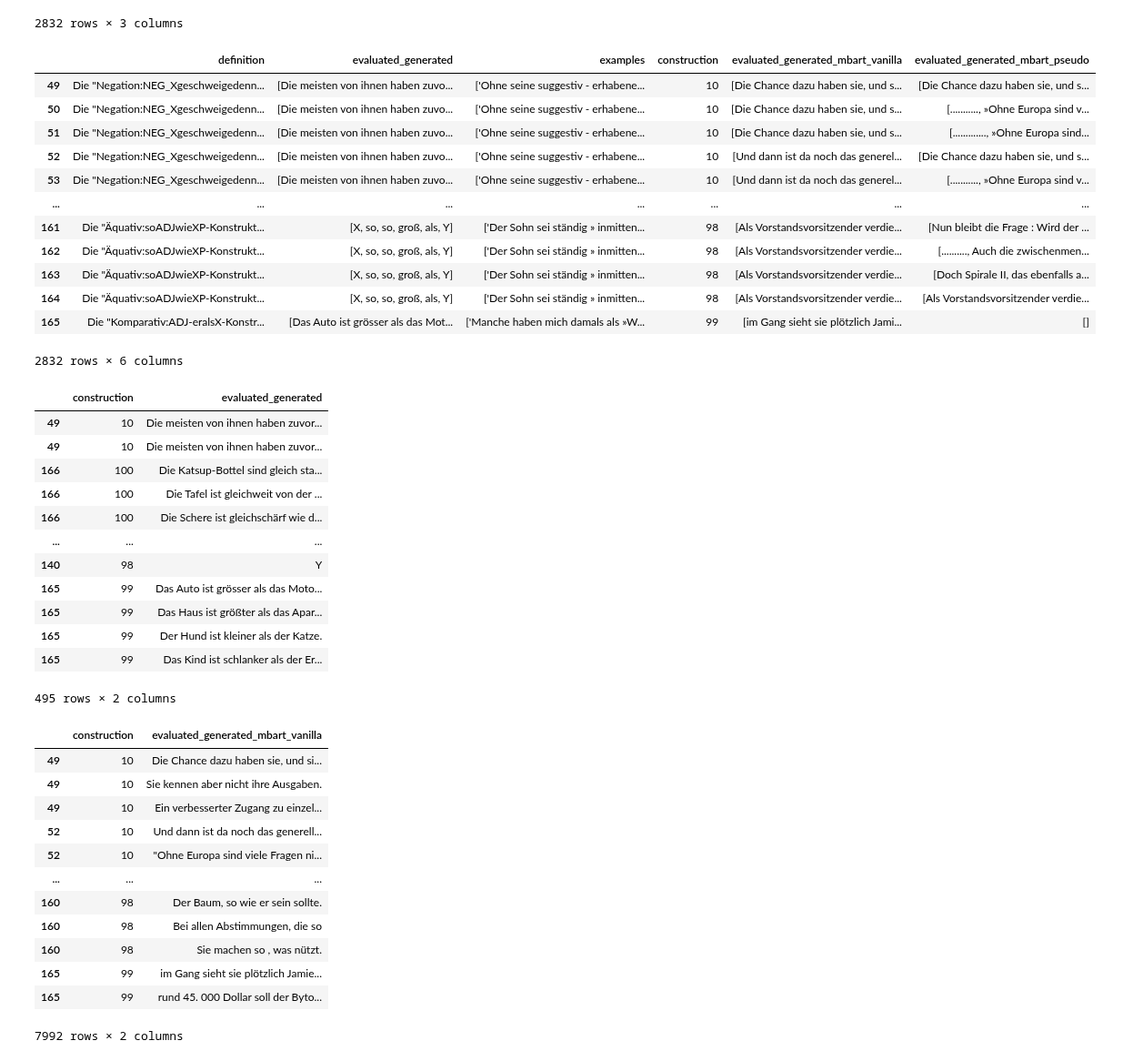
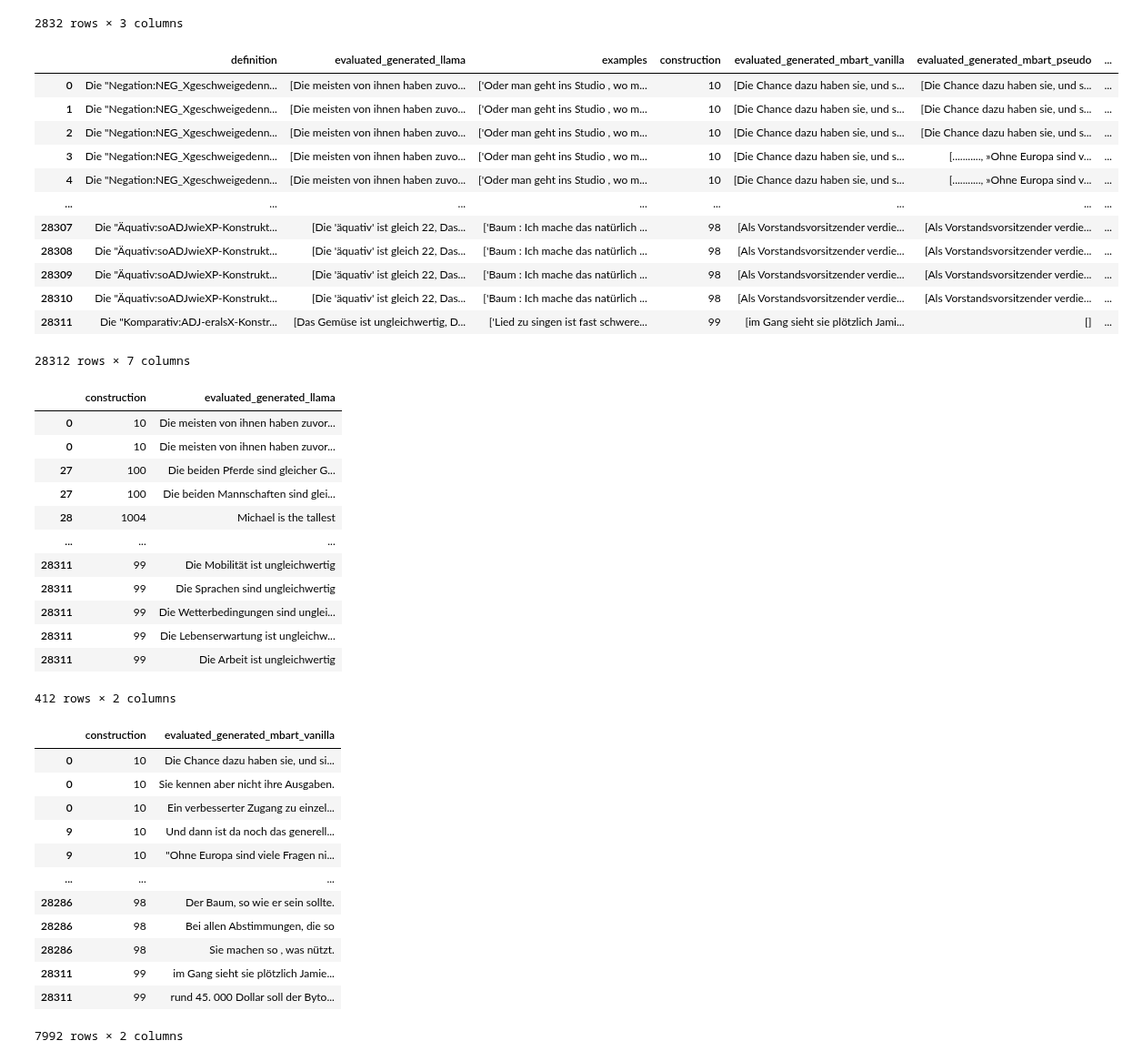
Before and after one commit to TiMauzi/llm-x-cxg, a Jupyter notebook: src/eval/eval_generate_human.ipynb, the cells around one changed output. Shown at 91% size. Cells and saved outputs as stored; diff of their text form; code cells hidden in the pictures.

```diff
--- a/src/eval/eval_generate_human.ipynb
+++ b/src/eval/eval_generate_human.ipynb
@@ -9,4 +10,6 @@ for i in range(5):
 # %%
 mbart_data = pd.read_csv("data/data_mbart_complete2.tsv", sep="\t", index_col=0)
 mbart_vanilla_data = pd.read_csv("data/data_mbart_vanilla_complete2.tsv", sep="\t", index_col=0)
+# %%
+bsbbert_data = pd.read_csv("data/data_bsbbert_complete.tsv", sep="\t", index_col=0)
 # %%
@@ -86 +89,4 @@ llama_data[0]
 211 rows × 10 columns
+# %%
+bsbbert_data["evaluated_generated"] = bsbbert_data.apply(evaluate_generated, axis=1)
+bsbbert_data
@@ -120,57 +140,60 @@ mbart_merged
 2832 rows × 3 columns
 # %%
 final_merged = pd.merge(llama_subset, mbart_merged, left_index=True, right_on="construction")
+final_merged = pd.merge(final_merged, bsbbert_data[["construction", "evaluated_generated"]], on="construction", suffixes=["_llama", "_bert"])
+tokenizer = BertTokenizer.from_pretrained("dbmdz/bert-base-german-cased")
+final_merged["evaluated_generated_bert"] = final_merged.apply(lambda row: [tokenizer.convert_tokens_to_string([" ".join([str(s) for s in n])]) for n in row["evaluated_generated_bert"]], axis=1)
 
 final_merged
 # %% [output]
-|  | definition | evaluated_generated | examples | construction | evaluated_generated_mbart_vanilla | evaluated_generated_mbart_pseudo |
-| 49 | Die "Negation:NEG_Xgeschweigedenn... | [Die meisten von ihnen haben zuvo... | ['Ohne seine suggestiv - erhabene... | 10 | [Die Chance dazu haben sie, und s... | [Die Chance dazu haben sie, und s... |
-| 50 | Die "Negation:NEG_Xgeschweigedenn... | [Die meisten von ihnen haben zuvo... | ['Ohne seine suggestiv - erhabene... | 10 | [Die Chance dazu haben sie, und s... | [..........., »Ohne Europa sind v... |
-| 51 | Die "Negation:NEG_Xgeschweigedenn... | [Die meisten von ihnen haben zuvo... | ['Ohne seine suggestiv - erhabene... | 10 | [Die Chance dazu haben sie, und s... | [............., »Ohne Europa sind... |
-| 52 | Die "Negation:NEG_Xgeschweigedenn... | [Die meisten von ihnen haben zuvo... | ['Ohne seine suggestiv - erhabene... | 10 | [Und dann ist da noch das generel... | [Die Chance dazu haben sie, und s... |
-| 53 | Die "Negation:NEG_Xgeschweigedenn... | [Die meisten von ihnen haben zuvo... | ['Ohne seine suggestiv - erhabene... | 10 | [Und dann ist da noch das generel... | [..........., »Ohne Europa sind v... |
-| ... | ... | ... | ... | ... | ... | ... |
-| 161 | Die "Äquativ:soADJwieXP-Konstrukt... | [X, so, so, groß, als, Y] | ['Der Sohn sei ständig » inmitten... | 98 | [Als Vorstandsvorsitzender verdie... | [Nun bleibt die Frage : Wird der ... |
-| 162 | Die "Äquativ:soADJwieXP-Konstrukt... | [X, so, so, groß, als, Y] | ['Der Sohn sei ständig » inmitten... | 98 | [Als Vorstandsvorsitzender verdie... | [.........., Auch die zwischenmen... |
-| 163 | Die "Äquativ:soADJwieXP-Konstrukt... | [X, so, so, groß, als, Y] | ['Der Sohn sei ständig » inmitten... | 98 | [Als Vorstandsvorsitzender verdie... | [Doch Spirale II, das ebenfalls a... |
-| 164 | Die "Äquativ:soADJwieXP-Konstrukt... | [X, so, so, groß, als, Y] | ['Der Sohn sei ständig » inmitten... | 98 | [Als Vorstandsvorsitzender verdie... | [Als Vorstandsvorsitzender verdie... |
-| 165 | Die "Komparativ:ADJ-eralsX-Konstr... | [Das Auto ist grösser als das Mot... | ['Manche haben mich damals als »W... | 99 | [im Gang sieht sie plötzlich Jami... | [] |
+|  | definition | evaluated_generated_llama | examples | construction | evaluated_generated_mbart_vanilla | evaluated_generated_mbart_pseudo | ... |
+| 0 | Die "Negation:NEG_Xgeschweigedenn... | [Die meisten von ihnen haben zuvo... | ['Oder man geht ins Studio , wo m... | 10 | [Die Chance dazu haben sie, und s... | [Die Chance dazu haben sie, und s... | ... |
+| 1 | Die "Negation:NEG_Xgeschweigedenn... | [Die meisten von ihnen haben zuvo... | ['Oder man geht ins Studio , wo m... | 10 | [Die Chance dazu haben sie, und s... | [Die Chance dazu haben sie, und s... | ... |
+| 2 | Die "Negation:NEG_Xgeschweigedenn... | [Die meisten von ihnen haben zuvo... | ['Oder man geht ins Studio , wo m... | 10 | [Die Chance dazu haben sie, und s... | [Die Chance dazu haben sie, und s... | ... |
+| 3 | Die "Negation:NEG_Xgeschweigedenn... | [Die meisten von ihnen haben zuvo... | ['Oder man geht ins Studio , wo m... | 10 | [Die Chance dazu haben sie, und s... | [..........., »Ohne Europa sind v... | ... |
+| 4 | Die "Negation:NEG_Xgeschweigedenn... | [Die meisten von ihnen haben zuvo... | ['Oder man geht ins Studio , wo m... | 10 | [Die Chance dazu haben sie, und s... | [..........., »Ohne Europa sind v... | ... |
+| ... | ... | ... | ... | ... | ... | ... | ... |
+| 28307 | Die "Äquativ:soADJwieXP-Konstrukt... | [Die 'äquativ' ist gleich 22, Das... | ['Baum : Ich mache das natürlich ... | 98 | [Als Vorstandsvorsitzender verdie... | [Als Vorstandsvorsitzender verdie... | ... |
+| 28308 | Die "Äquativ:soADJwieXP-Konstrukt... | [Die 'äquativ' ist gleich 22, Das... | ['Baum : Ich mache das natürlich ... | 98 | [Als Vorstandsvorsitzender verdie... | [Als Vorstandsvorsitzender verdie... | ... |
+| 28309 | Die "Äquativ:soADJwieXP-Konstrukt... | [Die 'äquativ' ist gleich 22, Das... | ['Baum : Ich mache das natürlich ... | 98 | [Als Vorstandsvorsitzender verdie... | [Als Vorstandsvorsitzender verdie... | ... |
+| 28310 | Die "Äquativ:soADJwieXP-Konstrukt... | [Die 'äquativ' ist gleich 22, Das... | ['Baum : Ich mache das natürlich ... | 98 | [Als Vorstandsvorsitzender verdie... | [Als Vorstandsvorsitzender verdie... | ... |
+| 28311 | Die "Komparativ:ADJ-eralsX-Konstr... | [Das Gemüse ist ungleichwertig, D... | ['Lied zu singen ist fast schwere... | 99 | [im Gang sieht sie plötzlich Jami... | [] | ... |
-2832 rows × 6 columns
+28312 rows × 7 columns
 # %%
-llama_generated = final_merged[["construction", "evaluated_generated"]].explode("evaluated_generated").drop_duplicates()
+llama_generated = final_merged[["construction", "evaluated_generated_llama"]].explode("evaluated_generated_llama").drop_duplicates()
 llama_generated.to_csv(f"../../out/generated/llama_0_shot.tsv", sep="\t", decimal=",", index=False)
 llama_generated
 # %% [output]
-|  | construction | evaluated_generated |
-| 49 | 10 | Die meisten von ihnen haben zuvor... |
-| 49 | 10 | Die meisten von ihnen haben zuvor... |
-| 166 | 100 | Die Katsup-Bottel sind gleich sta... |
-| 166 | 100 | Die Tafel ist gleichweit von der ... |
-| 166 | 100 | Die Schere ist gleichschärf wie d... |
+|  | construction | evaluated_generated_llama |
+| 0 | 10 | Die meisten von ihnen haben zuvor... |
+| 0 | 10 | Die meisten von ihnen haben zuvor... |
+| 27 | 100 | Die beiden Pferde sind gleicher G... |
+| 27 | 100 | Die beiden Mannschaften sind glei... |
+| 28 | 1004 | Michael is the tallest |
 | ... | ... | ... |
-| 140 | 98 | Y |
-| 165 | 99 | Das Auto ist grösser als das Moto... |
-| 165 | 99 | Das Haus ist größter als das Apar... |
-| 165 | 99 | Der Hund ist kleiner als der Katze. |
-| 165 | 99 | Das Kind ist schlanker als der Er... |
+| 28311 | 99 | Die Mobilität ist ungleichwertig |
+| 28311 | 99 | Die Sprachen sind ungleichwertig |
+| 28311 | 99 | Die Wetterbedingungen sind unglei... |
+| 28311 | 99 | Die Lebenserwartung ist ungleichw... |
+| 28311 | 99 | Die Arbeit ist ungleichwertig |
-495 rows × 2 columns
+412 rows × 2 columns
 # %%
 mbart_vanilla_generated = final_merged[["construction", "evaluated_generated_mbart_vanilla"]].explode("evaluated_generated_mbart_vanilla").drop_duplicates()
 mbart_vanilla_generated.to_csv(f"../../out/generated/mbart_vanilla.tsv", sep="\t", decimal=",", index=False)
 mbart_vanilla_generated
 # %% [output]
 |  | construction | evaluated_generated_mbart_vanilla |
-| 49 | 10 | Die Chance dazu haben sie, und si... |
-| 49 | 10 | Sie kennen aber nicht ihre Ausgaben. |
-| 49 | 10 | Ein verbesserter Zugang zu einzel... |
-| 52 | 10 | Und dann ist da noch das generell... |
-| 52 | 10 | "Ohne Europa sind viele Fragen ni... |
+| 0 | 10 | Die Chance dazu haben sie, und si... |
+| 0 | 10 | Sie kennen aber nicht ihre Ausgaben. |
+| 0 | 10 | Ein verbesserter Zugang zu einzel... |
+| 9 | 10 | Und dann ist da noch das generell... |
+| 9 | 10 | "Ohne Europa sind viele Fragen ni... |
 | ... | ... | ... |
-| 160 | 98 | Der Baum, so wie er sein sollte. |
-| 160 | 98 | Bei allen Abstimmungen, die so |
-| 160 | 98 | Sie machen so , was nützt. |
-| 165 | 99 | im Gang sieht sie plötzlich Jamie... |
-| 165 | 99 | rund 45. 000 Dollar soll der Byto... |
+| 28286 | 98 | Der Baum, so wie er sein sollte. |
+| 28286 | 98 | Bei allen Abstimmungen, die so |
+| 28286 | 98 | Sie machen so , was nützt. |
+| 28311 | 99 | im Gang sieht sie plötzlich Jamie... |
+| 28311 | 99 | rund 45. 000 Dollar soll der Byto... |
 7992 rows × 2 columns
 # %%
 mbart_pseudo_generated = final_merged[["construction", "evaluated_generated_mbart_pseudo"]].explode("evaluated_generated_mbart_pseudo").drop_duplicates()
```
Also changed, not shown: parts of 7 cells of this notebook, 3 other files.
